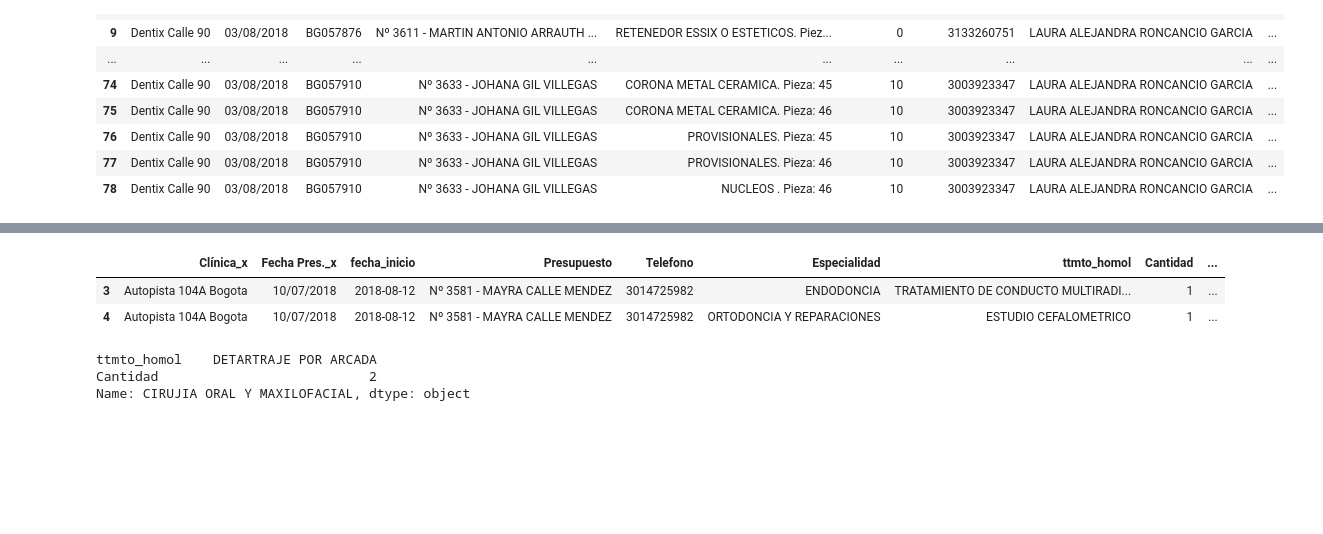
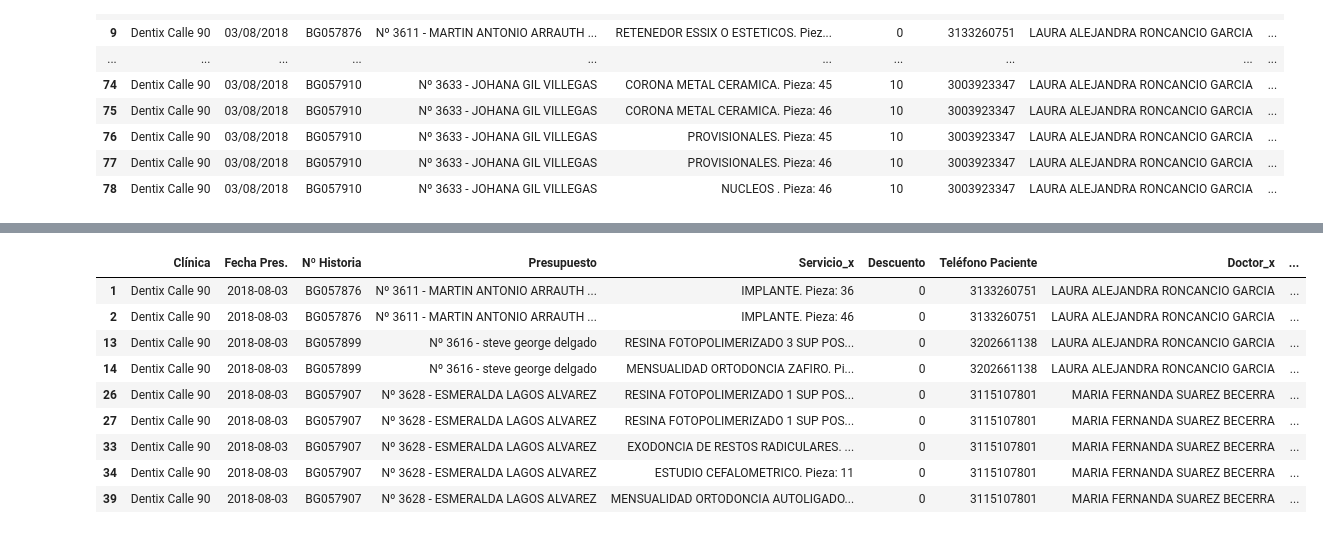
Before and after one commit to davidarango82/intro-data-sci-python, a Jupyter notebook: Untitled.ipynb, the cells around one changed output, grey strips where cells are left out. Saved outputs shown, nothing was run; the diff lists cells and outputs as text; code cells hidden in the pictures; blank space fills up the shorter version.

```diff
--- a/Untitled.ipynb
+++ b/Untitled.ipynb
@@ -10,6 +10,7 @@ import pandas as pd
 
 pd.options.display.max_columns = 999
 pd.options.display.max_rows = 999
+pd.set_option('display.max_colwidth', -1)
 
 PPE = pd.read_csv('PPE_Calle_90_Ago_3.csv', encoding = 'unicode_escape', sep=',')
 PPE
@@ -141,8 +213,11 @@ reporte
 | 77 | Dentix Calle 90 | 03/08/2018 | BG057910 | Nº 3633 - JOHANA GIL VILLEGAS | PROVISIONALES. Pieza: 46 | 10 | 3003923347 | LAURA ALEJANDRA RONCANCIO GARCIA | ... |
 | 78 | Dentix Calle 90 | 03/08/2018 | BG057910 | Nº 3633 - JOHANA GIL VILLEGAS | NUCLEOS . Pieza: 46 | 10 | 3003923347 | LAURA ALEJANDRA RONCANCIO GARCIA | ... |
 # %%
-reporte = pd.merge(reporte, servicios_df, how='left', left_on=['ttmto_homol'], right_on=['TRATAMIENTO'])
-#reporte['CANTIDAD'] = reporte['Importe Pres.']/reporte['VALOR UNITARIO'] #comentado para ver los valores NAN a corregir.
+# CRUCE REPORTE-SERVICIOS_DF: AGREGAR CORRIMIENTO, VIGENCIA, Y VALOR UNITARIO AL REPORTE
+
+reporte = pd.merge(reporte, servicios_df2, how='left', left_on=['ttmto_homol'], right_on=['ttmto_homol'])
+reporte['CANTIDAD'] = reporte['Importe Pres.']/reporte['VALOR UNITARIO'] #comentado para ver los valores NAN a corregir.
+reporte['Producidos'] = reporte['Producidos']/reporte['VALOR UNITARIO']
 #reporte['VALOR UNITARIO']
 # ojo: si este procedimiento NO RETORNA 'reporte', es porque no ha cruzado servicios_df del todo, y quedan algunos NAN´s.
 # ajustar servicios_df para que los nombres de los ttmtos concuerden con los de 'reporte'
@@ -188,13 +243,13 @@ dtype: object
 # %%
 reporte['Fecha Pres.'] = pd.to_datetime(reporte['Fecha Pres.'], format='%d/%m/%Y', errors='coerce')
 
-#reporte['Semana'] = pd.to_timedelta(reporte['Semana'], unit='w')
-#reporte['time_delta'] = pd.to_timedelta(reporte['Producidos']*30, unit='d')
-#reporte['fecha_prox'] = reporte['fecha_inicio'] + reporte['Semana'] + reporte['time_delta']
-#reporte['Vigencia'] = None
+# Semana pasa a a timedelta en "días"
+reporte['Semana'] = pd.to_timedelta(reporte['Semana']*7, unit='D')
+
+# Calculo de fecha_prox (fecha de prox atencion)
+reporte['fecha_prox'] = reporte['Fecha Pres.'] + reporte['Semana'] + reporte['Corrimiento']*reporte['Producidos']
 
 #reporte[(reporte['Especialidad'] == 'CIRUJIA ORAL Y MAXILOFACIAL') & (reporte['Fecha Última Cita Prod']!='Sin Cita Producida')]
 #reporte = reporte[['Clínica_x', 'Fecha Pres._x', 'fecha_inicio', 'Presupuesto', 'Telefono','Especialidad', 'ttmto_homol', 'Cantidad', 'Explicado_x', 'Producidos', '% Realizado', '% Pagado', 'Fecha Última Cita Prod', 'Próxima Cita', 'PQR', 'fecha_prox', 'Vigencia']]
-
-reporte.dtypes
+reporte
 # %% [output]
@@ -218,17 +273,24 @@ dtype: object
 # %%
 #Filtros (Alerta)
 #reporte[((reporte['fecha_prox']<='2018-08-19')  & (reporte['% Realizado']!='100.00%') & (reporte['% Pagado']>'0.00%') & (reporte['Próxima Cita']=='No Citado')) | (reporte['Especialidad']=='CIRUJIA ORAL Y MAXILOFACIAL') | ((reporte['ttmto_homol']=='MENSUALIDAD ORTODONCIA METALICA') & (reporte['% Realizado']!='100.00%'))]
-reporte[((reporte['fecha_prox']<='2018-08-19')  & (reporte['% Realizado']!='100.00%')  & (reporte['Próxima Cita']=='No Citado'))]
+reporte[((reporte['fecha_prox']<='2018-08-013')  & (reporte['% Realizado']!='100.00%')  & (reporte['Próxima Cita']=='No Citado'))]
+# aqui debemos hacer un filtro mejor: si el paciente tiene cita, no mostrar ningun procedimiento. Index por BG o algo asi y
+# agregar columna [TIENE_ALGUNA_CITA]
+# q aparezcan los ttmtos realizados, con Vigencia (agregar fecha_vigencia).. o mejor q no aparezcan pacientes con vigencias activas
 # %% [output]
-|  | Clínica_x | Fecha Pres._x | fecha_inicio | Presupuesto | Telefono | Especialidad | ttmto_homol | Cantidad | ... |
-| 3 | Autopista 104A Bogota | 10/07/2018 | 2018-08-12 | Nº 3581 - MAYRA CALLE MENDEZ | 3014725982 | ENDODONCIA | TRATAMIENTO DE CONDUCTO MULTIRADI... | 1 | ... |
-| 4 | Autopista 104A Bogota | 10/07/2018 | 2018-08-12 | Nº 3581 - MAYRA CALLE MENDEZ | 3014725982 | ORTODONCIA Y REPARACIONES | ESTUDIO CEFALOMETRICO | 1 | ... |
+|  | Clínica | Fecha Pres. | Nº Historia | Presupuesto | Servicio_x | Descuento | Teléfono Paciente | Doctor_x | ... |
+| 1 | Dentix Calle 90 | 2018-08-03 | BG057876 | Nº 3611 - MARTIN ANTONIO ARRAUTH ... | IMPLANTE. Pieza: 36 | 0 | 3133260751 | LAURA ALEJANDRA RONCANCIO GARCIA | ... |
+| 2 | Dentix Calle 90 | 2018-08-03 | BG057876 | Nº 3611 - MARTIN ANTONIO ARRAUTH ... | IMPLANTE. Pieza: 46 | 0 | 3133260751 | LAURA ALEJANDRA RONCANCIO GARCIA | ... |
+| 13 | Dentix Calle 90 | 2018-08-03 | BG057899 | Nº 3616 - steve george delgado | RESINA FOTOPOLIMERIZADO 3 SUP POS... | 0 | 3202661138 | LAURA ALEJANDRA RONCANCIO GARCIA | ... |
+| 14 | Dentix Calle 90 | 2018-08-03 | BG057899 | Nº 3616 - steve george delgado | MENSUALIDAD ORTODONCIA ZAFIRO. Pi... | 0 | 3202661138 | LAURA ALEJANDRA RONCANCIO GARCIA | ... |
+| 26 | Dentix Calle 90 | 2018-08-03 | BG057907 | Nº 3628 - ESMERALDA LAGOS ALVAREZ | RESINA FOTOPOLIMERIZADO 1 SUP POS... | 0 | 3115107801 | MARIA FERNANDA SUAREZ BECERRA | ... |
+| 27 | Dentix Calle 90 | 2018-08-03 | BG057907 | Nº 3628 - ESMERALDA LAGOS ALVAREZ | RESINA FOTOPOLIMERIZADO 1 SUP POS... | 0 | 3115107801 | MARIA FERNANDA SUAREZ BECERRA | ... |
+| 33 | Dentix Calle 90 | 2018-08-03 | BG057907 | Nº 3628 - ESMERALDA LAGOS ALVAREZ | EXODONCIA DE RESTOS RADICULARES. ... | 0 | 3115107801 | MARIA FERNANDA SUAREZ BECERRA | ... |
+| 34 | Dentix Calle 90 | 2018-08-03 | BG057907 | Nº 3628 - ESMERALDA LAGOS ALVAREZ | ESTUDIO CEFALOMETRICO. Pieza: 11 | 0 | 3115107801 | MARIA FERNANDA SUAREZ BECERRA | ... |
+| 39 | Dentix Calle 90 | 2018-08-03 | BG057907 | Nº 3628 - ESMERALDA LAGOS ALVAREZ | MENSUALIDAD ORTODONCIA AUTOLIGADO... | 0 | 3115107801 | MARIA FERNANDA SUAREZ BECERRA | ... |
 # %%
-reporte.set_index(['Especialidad',], inplace=True)
-reporte.loc['CIRUJIA ORAL Y MAXILOFACIAL',['ttmto_homol','Cantidad']]
+#reporte.set_index(['Especialidad',], inplace=True)
+#reporte.loc['CIRUJIA ORAL Y MAXILOFACIAL',['ttmto_homol','Cantidad']]
+
 #reporte.at['CIRUJIA ORAL Y MAXILOFACIAL', 'Vigencia'] = 10
 #reporte
-# %% [output]
-ttmto_homol    DETARTRAJE POR ARCADA
-Cantidad                           2
-Name: CIRUJIA ORAL Y MAXILOFACIAL, dtype: object
```
Also changed, not shown: parts of 9 cells of this notebook, 1 other file.
